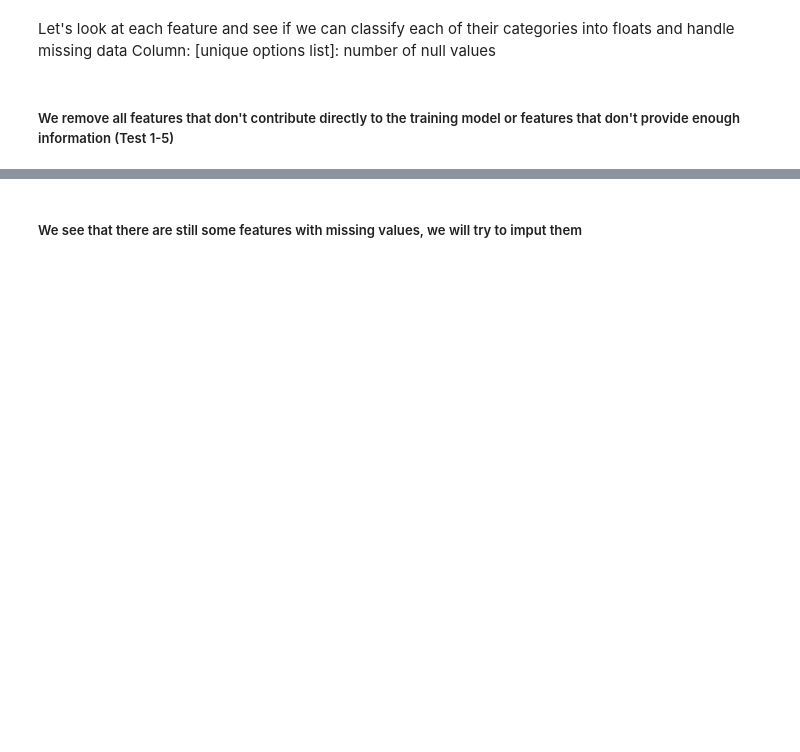
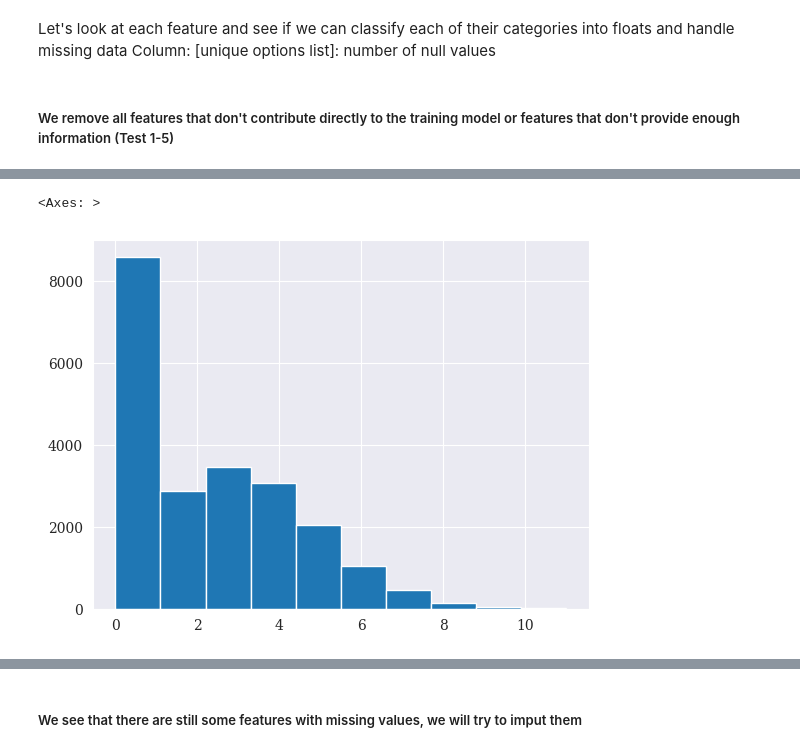
Before and after one commit to salmaloukili/ML, a Jupyter notebook: notebook.ipynb, the cells around one changed output, grey strips where cells are left out. Cells and saved outputs as stored; diff of their text form; code cells hidden in the pictures; blank space fills up the shorter version.

```diff
--- a/notebook.ipynb
+++ b/notebook.ipynb
@@ -253 +278,6 @@ data_1 = data_1.drop(columns=columns_to_drop)
+# %%
+data_1.isna().sum(axis=1).sort_values(ascending=False).hist()
+# %% [output]
+<Axes: >
+[figure, added]
 # %%
```
Also changed, not shown: parts of 23 cells of this notebook.
